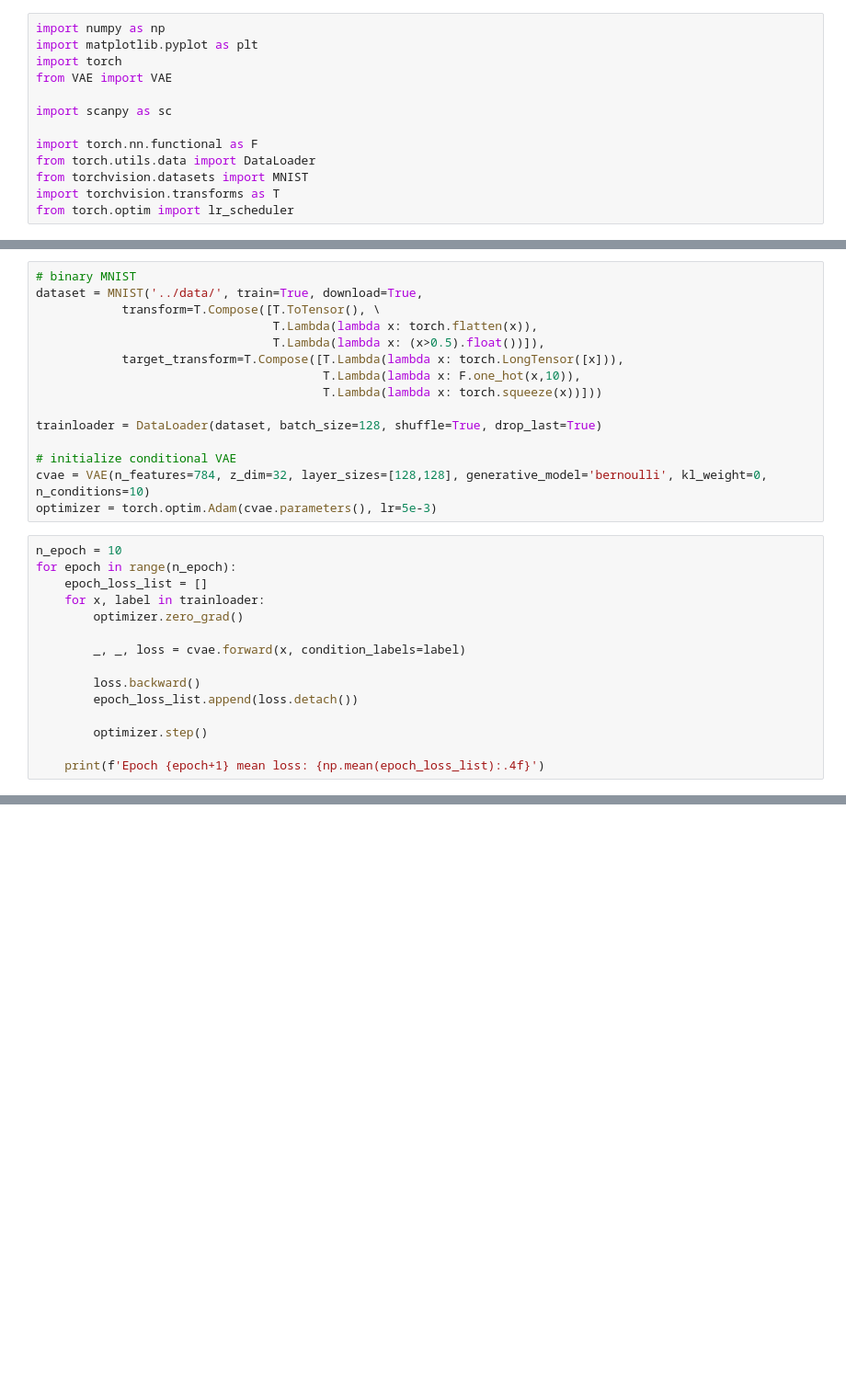
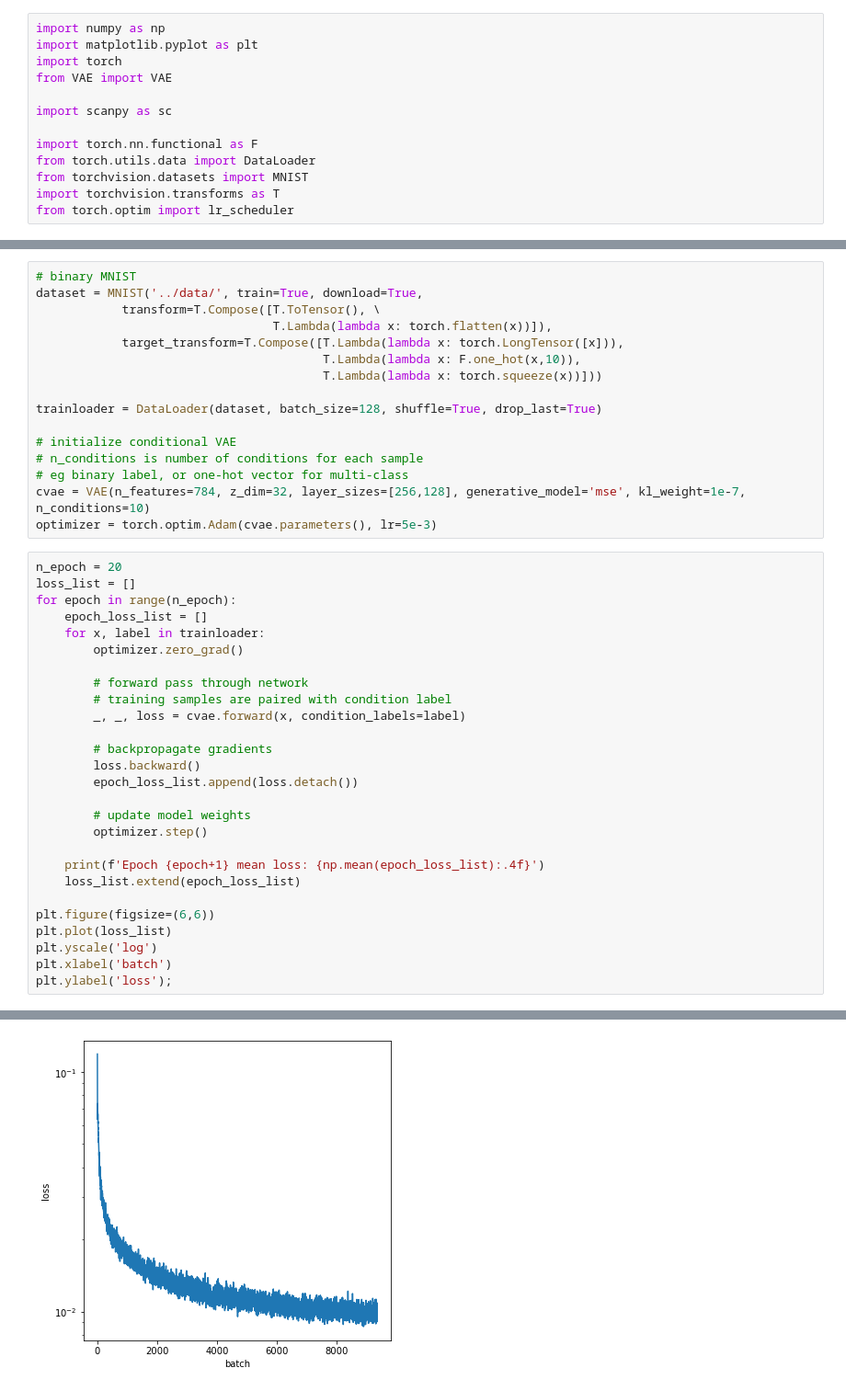
Before and after one commit to lhdgsn/VAE, a Jupyter notebook: train_cVAE.ipynb, the cells around one changed output, grey strips where cells are left out. Shown at 92% size. Saved outputs shown, nothing was run; the diff lists cells and outputs as text; blank space fills up the shorter version.

```diff
--- a/train_cVAE.ipynb
+++ b/train_cVAE.ipynb
@@ -17,8 +17,7 @@ from torch.optim import lr_scheduler
 # binary MNIST
 dataset = MNIST('../data/', train=True, download=True,
             transform=T.Compose([T.ToTensor(), \
-                                 T.Lambda(lambda x: torch.flatten(x)),
-                                 T.Lambda(lambda x: (x>0.5).float())]),
+                                 T.Lambda(lambda x: torch.flatten(x))]),
             target_transform=T.Compose([T.Lambda(lambda x: torch.LongTensor([x])),
                                         T.Lambda(lambda x: F.one_hot(x,10)),
                                         T.Lambda(lambda x: torch.squeeze(x))]))
@@ -26,20 +25,35 @@ dataset = MNIST('../data/', train=True, download=True,
 trainloader = DataLoader(dataset, batch_size=128, shuffle=True, drop_last=True)
 
 # initialize conditional VAE
-cvae = VAE(n_features=784, z_dim=32, layer_sizes=[128,128], generative_model='bernoulli', kl_weight=0, n_conditions=10)
+# n_conditions is number of conditions for each sample
+# eg binary label, or one-hot vector for multi-class
+cvae = VAE(n_features=784, z_dim=32, layer_sizes=[256,128], generative_model='mse', kl_weight=1e-7, n_conditions=10)
 optimizer = torch.optim.Adam(cvae.parameters(), lr=5e-3)
 # %%
-n_epoch = 10
+n_epoch = 20
+loss_list = []
 for epoch in range(n_epoch):
     epoch_loss_list = []
     for x, label in trainloader:
         optimizer.zero_grad()
 
+        # forward pass through network
+        # training samples are paired with condition label
         _, _, loss = cvae.forward(x, condition_labels=label)
 
+        # backpropagate gradients
         loss.backward()
         epoch_loss_list.append(loss.detach())
 
+        # update model weights
         optimizer.step()
 
     print(f'Epoch {epoch+1} mean loss: {np.mean(epoch_loss_list):.4f}')
+    loss_list.extend(epoch_loss_list)
+
+plt.figure(figsize=(6,6))
+plt.plot(loss_list)
+plt.yscale('log')
+plt.xlabel('batch')
+plt.ylabel('loss');
+# %% [output]
@@ -46 +80,2 @@ for epoch in range(n_epoch):
+[figure, added]
 # %%
```
Also changed, not shown: parts of 7 cells of this notebook, 2 other files.
